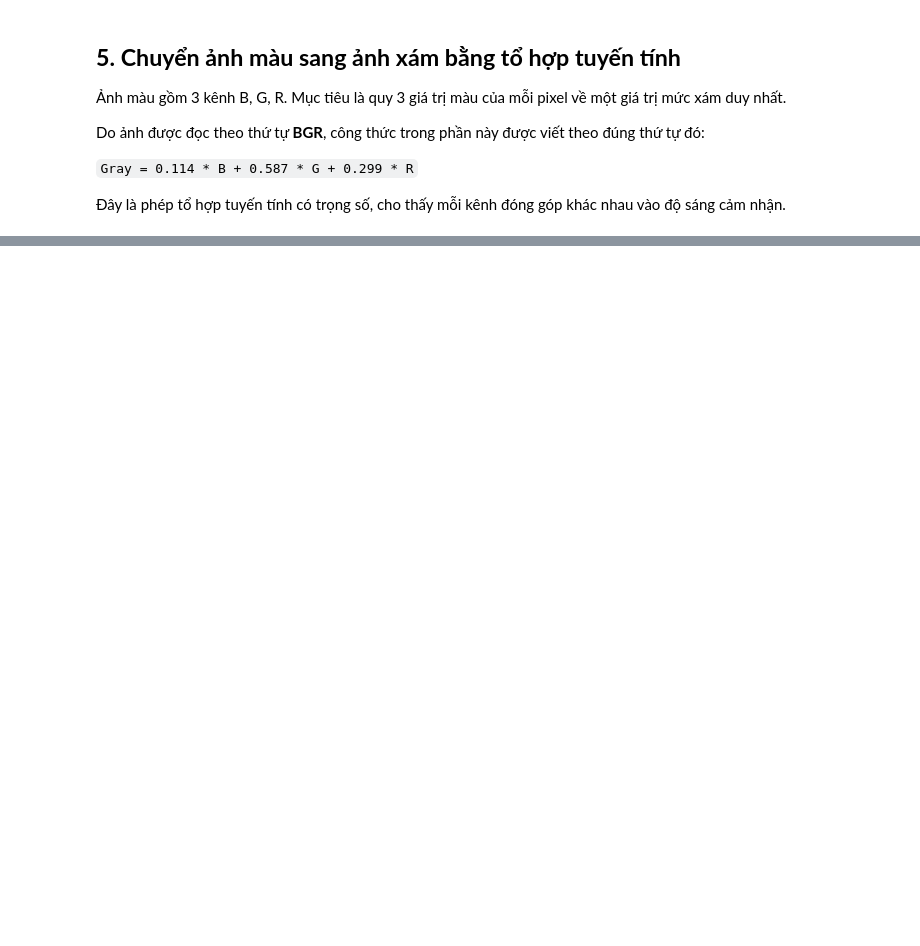
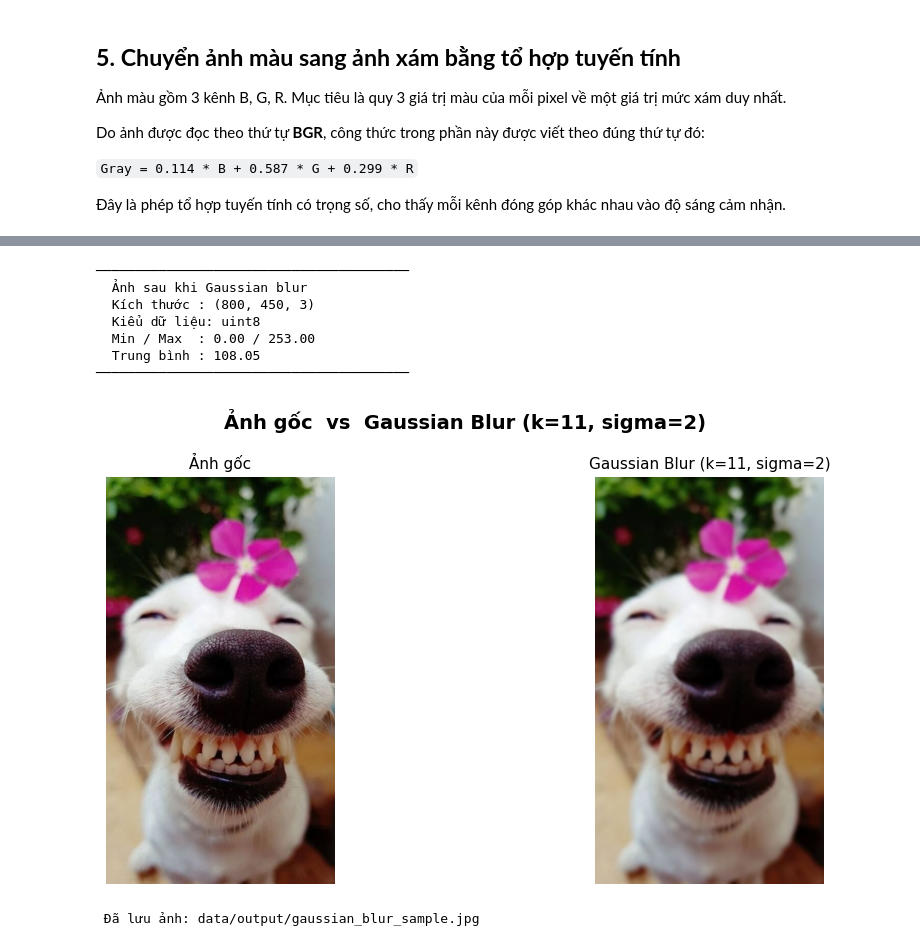
Before and after one commit to thuytranj/Image_Processing, a Jupyter notebook: main.ipynb, the cells around one changed output, grey strips where cells are left out. Cells and saved outputs as stored; diff of their text form; code cells hidden in the pictures; blank space fills up the shorter version.

```diff
--- a/main.ipynb
+++ b/main.ipynb
@@ -148,0 +159,26 @@ save_image(gray_image, 'data/output/grayscale_sample.jpg')
+# %%
+# ── Cell 6: Gaussian Blur ───────────────────────
+# Làm mờ ảnh để giảm nhiễu trước các bước xử lý cao hơn
+blur_kernel_size = 11
+blur_sigma = 2
+blur_image = gaussian_blur(img, kernel_size=blur_kernel_size, sigma=blur_sigma)
+
+matrix_info(blur_image, label='Ảnh sau khi Gaussian blur')
+show_comparison(
+    img,
+    blur_image,
+    title_orig='Ảnh gốc',
+    title_proc=f'Gaussian Blur (k={blur_kernel_size}, sigma={blur_sigma})'
+)
+
+save_image(blur_image, 'data/output/gaussian_blur_sample.jpg')
+# %% [output]
+────────────────────────────────────────
+  Ảnh sau khi Gaussian blur
+  Kích thước : (800, 450, 3)
+  Kiểu dữ liệu: uint8
+  Min / Max  : 0.00 / 253.00
+  Trung bình : 108.05
+────────────────────────────────────────
+[figure, added]
+ Đã lưu ảnh: data/output/gaussian_blur_sample.jpg
```
Also changed, not shown: parts of 11 cells of this notebook, 6 other files.
